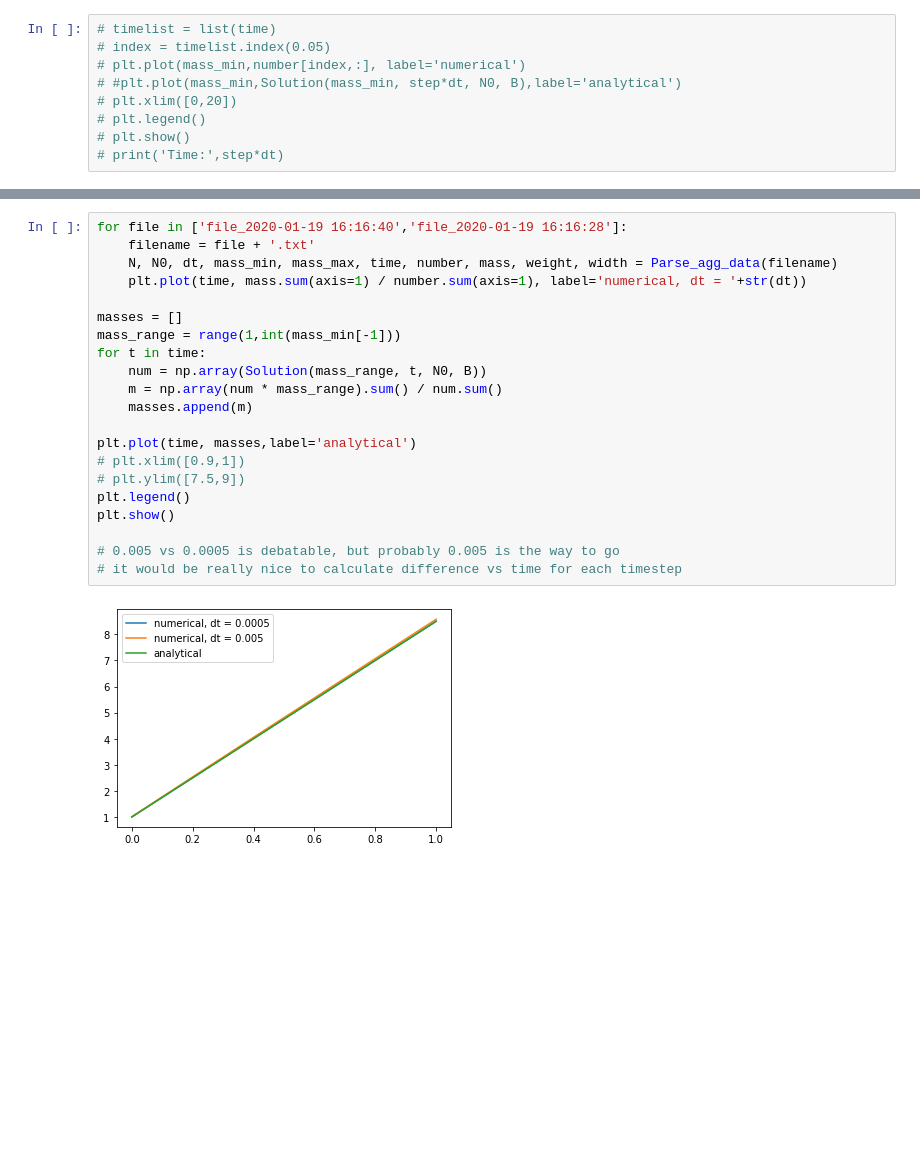
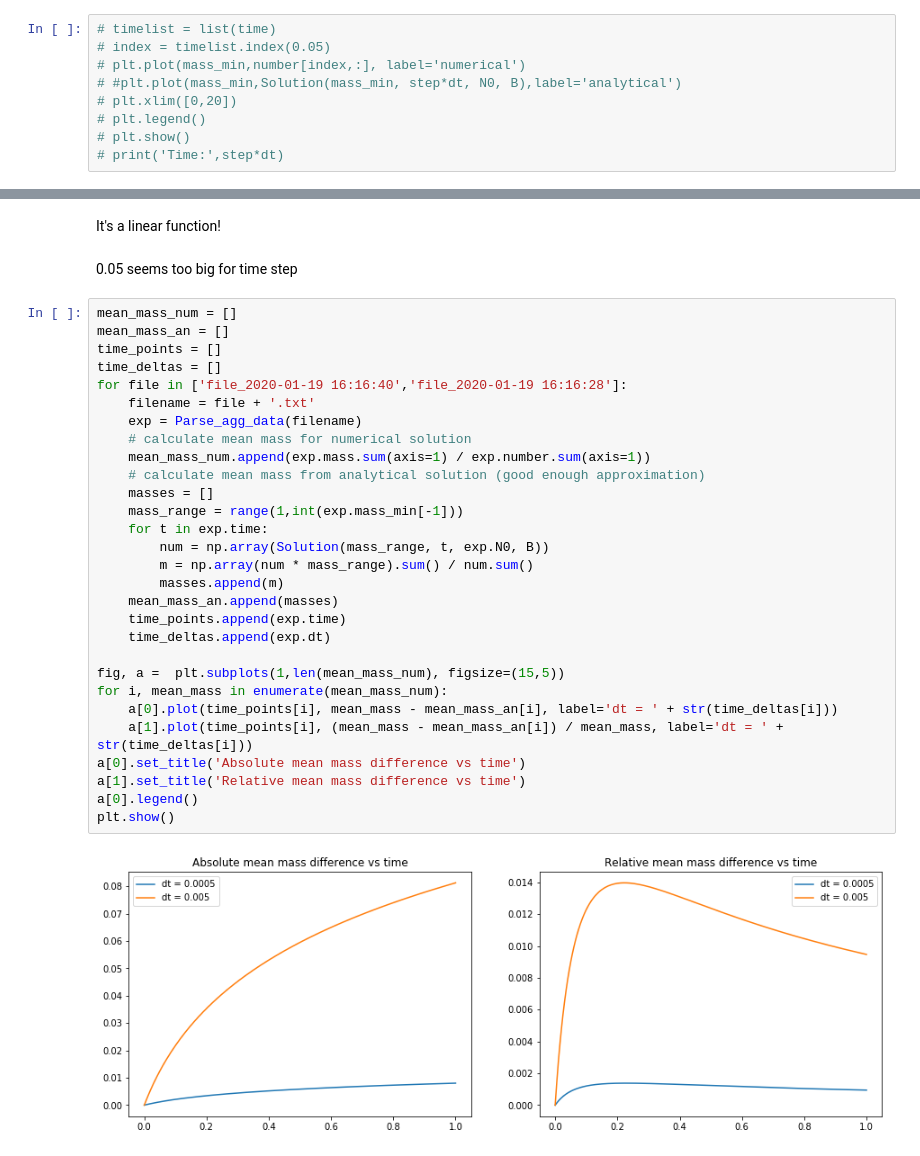
Before and after one commit to poanse/aggregation, a Jupyter notebook: aggregation.ipynb, the cells around one changed output, grey strips where cells are left out. Drawn from its saved outputs; the diff is of its cells as text; blank space fills up the shorter version.

```diff
--- a/aggregation.ipynb
+++ b/aggregation.ipynb
@@ -62,25 +69,37 @@ plt.show()
 # %% [output]
 [figure]
-# %%
-for file in ['file_2020-01-19 16:16:40','file_2020-01-19 16:16:28']:
-    filename = file + '.txt'
-    N, N0, dt, mass_min, mass_max, time, number, mass, weight, width = Parse_agg_data(filename)
-    plt.plot(time, mass.sum(axis=1) / number.sum(axis=1), label='numerical, dt = '+str(dt))
-
-masses = []
-mass_range = range(1,int(mass_min[-1]))
-for t in time:
-    num = np.array(Solution(mass_range, t, N0, B))
-    m = np.array(num * mass_range).sum() / num.sum()
-    masses.append(m)
-
-plt.plot(time, masses,label='analytical')
-# plt.xlim([0.9,1])
-# plt.ylim([7.5,9])
-plt.legend()
-plt.show()
-
-# 0.005 vs 0.0005 is debatable, but probably 0.005 is the way to go
-# it would be really nice to calculate difference vs time for each timestep
-# %% [output]
-[figure, removed]
+# %% [markdown]
+It's a linear function!
+# %% [markdown]
+0.05 seems too big for time step
+# %%
+mean_mass_num = []
+mean_mass_an = []
+time_points = []
+time_deltas = []
+for file in ['file_2020-01-19 16:16:40','file_2020-01-19 16:16:28']:
+    filename = file + '.txt'
+    exp = Parse_agg_data(filename)
+    # calculate mean mass for numerical solution
+    mean_mass_num.append(exp.mass.sum(axis=1) / exp.number.sum(axis=1))
+    # calculate mean mass from analytical solution (good enough approximation)
+    masses = []
+    mass_range = range(1,int(exp.mass_min[-1]))
+    for t in exp.time:
+        num = np.array(Solution(mass_range, t, exp.N0, B))
+        m = np.array(num * mass_range).sum() / num.sum()
+        masses.append(m)
+    mean_mass_an.append(masses)
+    time_points.append(exp.time)
+    time_deltas.append(exp.dt)
+
+fig, a =  plt.subplots(1,len(mean_mass_num), figsize=(15,5))
+for i, mean_mass in enumerate(mean_mass_num):
+    a[0].plot(time_points[i], mean_mass - mean_mass_an[i], label='dt = ' + str(time_deltas[i]))
+    a[1].plot(time_points[i], (mean_mass - mean_mass_an[i]) / mean_mass, label='dt = ' + str(time_deltas[i]))
+a[0].set_title('Absolute mean mass difference vs time')
+a[1].set_title('Relative mean mass difference vs time')
+a[0].legend()
+plt.show()
+# %% [output]
+[figure, added]
```
Also changed, not shown: parts of 13 cells of this notebook, 2 other files.
